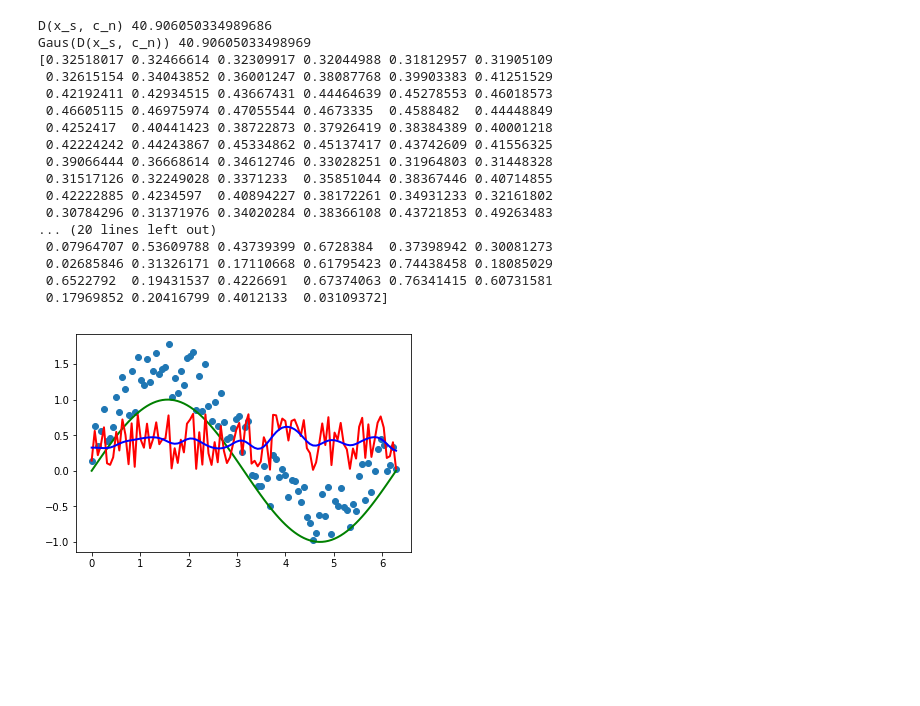
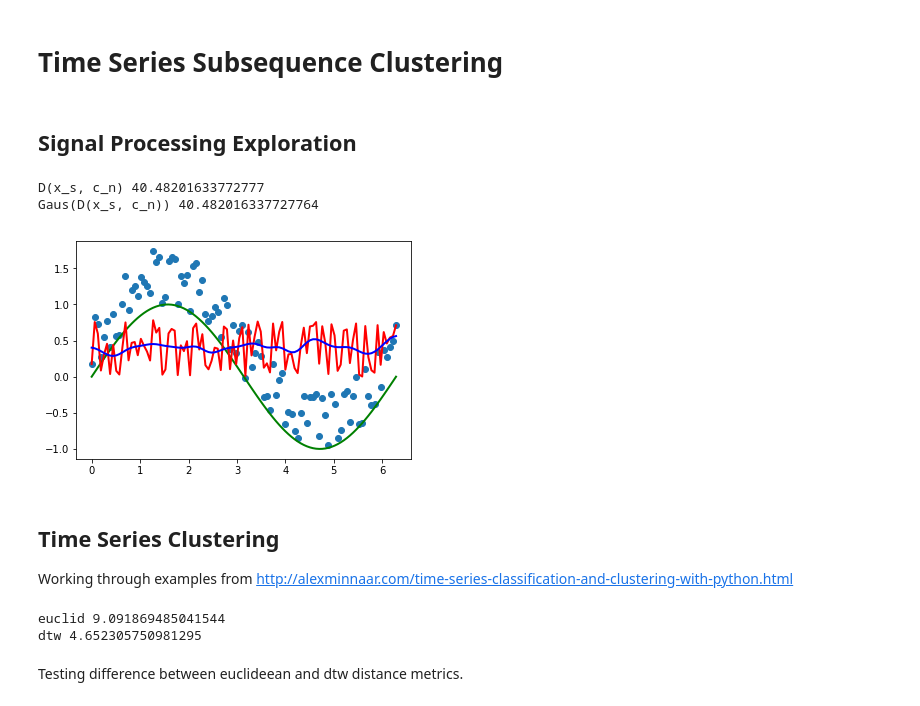
Before and after one commit to The-Hybrid-Atelier/biosignal-processing, a Jupyter notebook: codewords/CodeBooks.ipynb, the cells around one changed output. Saved outputs shown, nothing was run; the diff lists cells and outputs as text; code cells hidden in the pictures; blank space fills up the shorter version.

```diff
--- a/codewords/CodeBooks.ipynb
+++ b/codewords/CodeBooks.ipynb
@@ -1,45 +1,66 @@
+# %% [markdown]
+# Time Series Subsequence Clustering
+# %% [markdown]
+## Signal Processing Exploration
 # %%
 import numpy as np
 import scipy
-from  scipy import ndimage
+from scipy import ndimage
 from scipy.spatial.distance import euclidean,pdist, squareform, cdist
-
 import matplotlib.pyplot as plt
 
 x = np.linspace(0,2*np.pi,100)
 y = np.sin(x) + np.random.random(100) * 0.8
 c = np.sin(x)
 diff = y-c
 print "D(x_s, c_n)", np.sum(diff)
 
 plt.plot(x, y,'o')
 plt.plot(x, c, 'g-', lw=2)
 plt.plot(x, diff, 'r-', lw=2)
 
 y_gauss = scipy.ndimage.filters.gaussian_filter1d(diff, 3.0, axis=-1, order=0, output=None, mode='reflect', cval=0.0, truncate=4.0)
 plt.plot(x, y_gauss, 'b-', lw=2)
 
 print "Gaus(D(x_s, c_n))", np.sum(y_gauss)
-
-print y_gauss
-print diff
-SUM
 # %% [output]
-D(x_s, c_n) 40.906050334989686
-Gaus(D(x_s, c_n)) 40.90605033498969
-[0.32518017 0.32466614 0.32309917 0.32044988 0.31812957 0.31905109
- 0.32615154 0.34043852 0.36001247 0.38087768 0.39903383 0.41251529
- 0.42192411 0.42934515 0.43667431 0.44464639 0.45278553 0.46018573
- 0.46605115 0.46975974 0.47055544 0.4673335  0.4588482  0.44448849
- 0.4252417  0.40441423 0.38722873 0.37926419 0.38384389 0.40001218
- 0.42224242 0.44243867 0.45334862 0.45137417 0.43742609 0.41556325
- 0.39066444 0.36668614 0.34612746 0.33028251 0.31964803 0.31448328
- 0.31517126 0.32249028 0.3371233  0.35851044 0.38367446 0.40714855
- 0.42222885 0.4234597  0.40894227 0.38172261 0.34931233 0.32161802
- 0.30784296 0.31371976 0.34020284 0.38366108 0.43721853 0.49263483
-... (20 lines left out)
- 0.07964707 0.53609788 0.43739399 0.6728384  0.37398942 0.30081273
- 0.02685846 0.31326171 0.17110668 0.61795423 0.74438458 0.18085029
- 0.6522792  0.19431537 0.4226691  0.67374063 0.76341415 0.60731581
- 0.17969852 0.20416799 0.4012133  0.03109372]
+D(x_s, c_n) 40.48201633772777
+Gaus(D(x_s, c_n)) 40.482016337727764
-[figure, old version]
+[figure, new version]
+# %% [markdown]
+## Time Series Clustering
+Working through examples from http://alexminnaar.com/time-series-classification-and-clustering-with-python.html
+# %%
+import numpy as np
+import scipy
+from scipy import ndimage
+from scipy.spatial.distance import euclidean,pdist, squareform, cdist
+import matplotlib.pyplot as plt
+
+# Similarity Matrix
+def EuclideanDistance(t1, t2):
+    return np.sqrt(np.sum((t1-t2)**2))
+
+# Dynamic Time Warping
+def DTWDistance(s1, s2):
+    # Initialize distance matrix (nxn), pad filling with inf
+    DTW= {}
+    n1 = range(len(s1))
+    n2 = range(len(s2))
+    for i in n1:
+        DTW[(i, -1)] = float('inf')
+    for i in n2:
+        DTW[(-1, i)] = float('inf')
+    DTW[(-1, -1)] = 0
+
+    # Compute the distances (O(nm) time)
+    for i in n1:
+        for j in n2:
+            dist = (s1[i]-s2[j])**2
+            DTW[(i, j)] = dist + min(DTW[(i-1, j)], DTW[(i, j-1)], DTW[(i-1, j-1)])
+    return np.sqrt(DTW[len(s1)-1, len(s2)-1])
+# %% [output]
+euclid 9.091869485041544
+dtw 4.652305750981295
+# %% [markdown]
+Testing difference between euclideean and dtw distance metrics.
```
Also changed, not shown: parts of 16 cells of this notebook, 1 other file.
